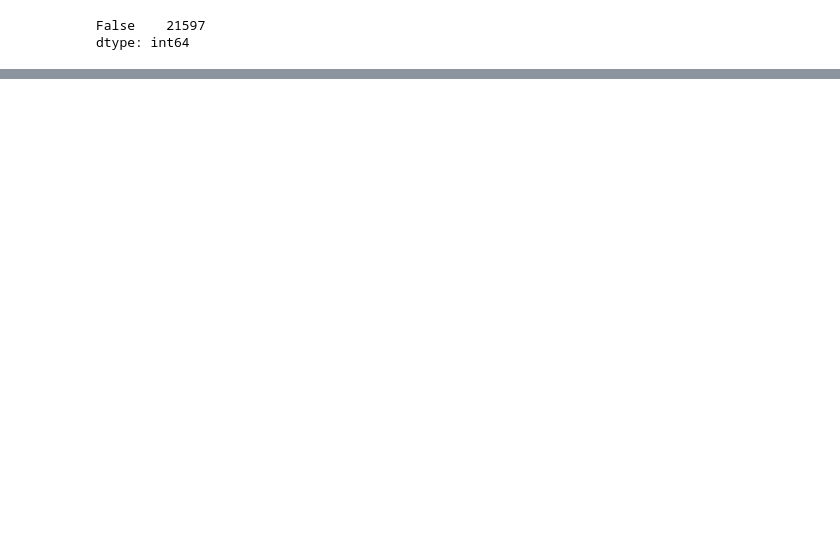
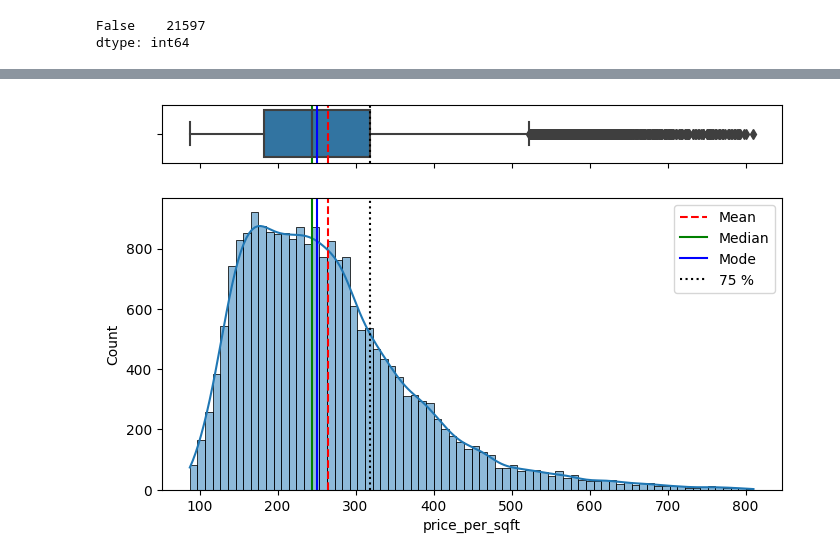
Before and after one commit to ShahiW/eda_project_housing, a Jupyter notebook: EDA.ipynb, the cells around one changed output, grey strips where cells are left out. Saved outputs shown, nothing was run; the diff lists cells and outputs as text; code cells hidden in the pictures; blank space fills up the shorter version.

```diff
--- a/EDA.ipynb
+++ b/EDA.ipynb
@@ -100,0 +143,30 @@ dtype: int64
+# %%
+# Boxplot and Histogram for 'price' with mean, median and mode displayed:
+
+f, (ax_box, ax_hist) = plt.subplots(2, sharex=True, gridspec_kw= {"height_ratios": (0.2, 1)})
+mean=df['price_per_sqft'].mean()
+median=df['price_per_sqft'].median()
+mode=df['price_per_sqft'].mode().values[0]
+cutoff=df['price_per_sqft'].quantile(0.75)
+
+sns.boxplot(data=df, x="price_per_sqft", ax=ax_box)
+ax_box.axvline(mean, color='r', linestyle='--')
+ax_box.axvline(median, color='g', linestyle='-')
+ax_box.axvline(mode, color='b', linestyle='-')
+ax_box.axvline(cutoff, color='black', linestyle=':')
+
+sns.histplot(data=df, x="price_per_sqft", ax=ax_hist, kde=True)
+ax_hist.axvline(mean, color='r', linestyle='--', label="Mean")
+ax_hist.axvline(median, color='g', linestyle='-', label="Median")
+ax_hist.axvline(mode, color='b', linestyle='-', label="Mode")
+ax_hist.axvline(cutoff, color='black', linestyle=':', label="75 %")
+
+ax_hist.legend()
+
+ax_box.set(xlabel='')
+plt.show()
+
+
+# Positively skewed graph: use median instead of mean for average.
+# %% [output]
+[figure, added]
```
Also changed, not shown: parts of 39 cells of this notebook, 1 other file.
